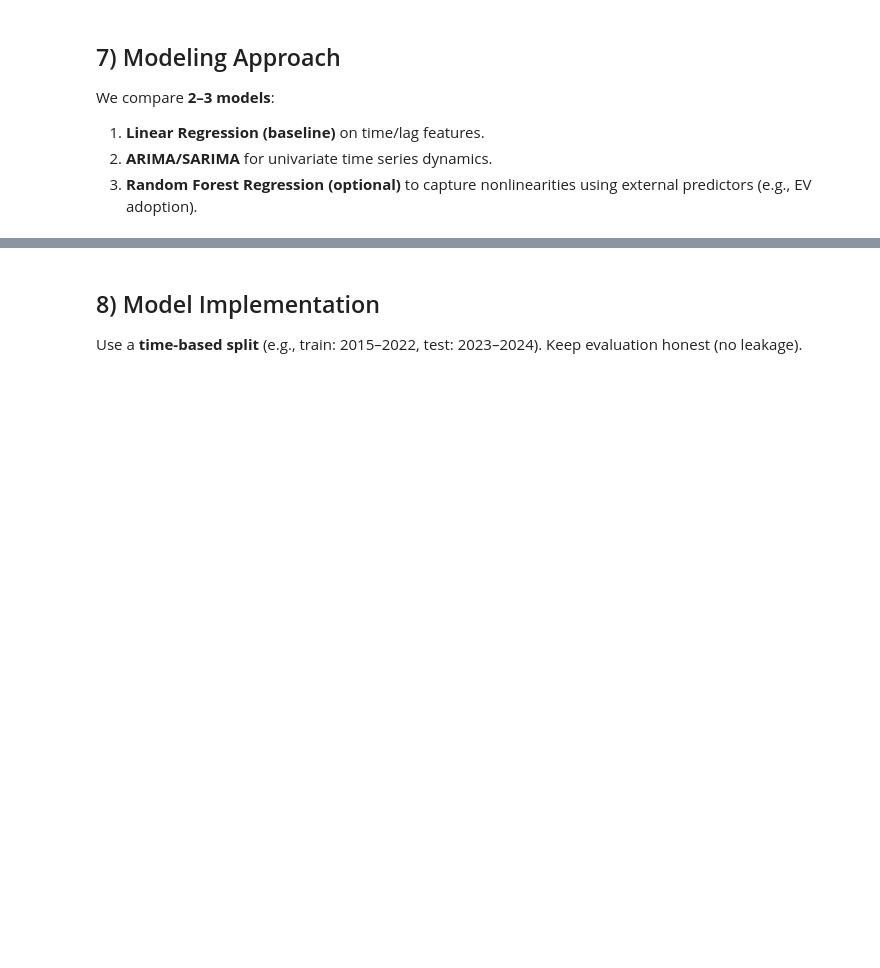
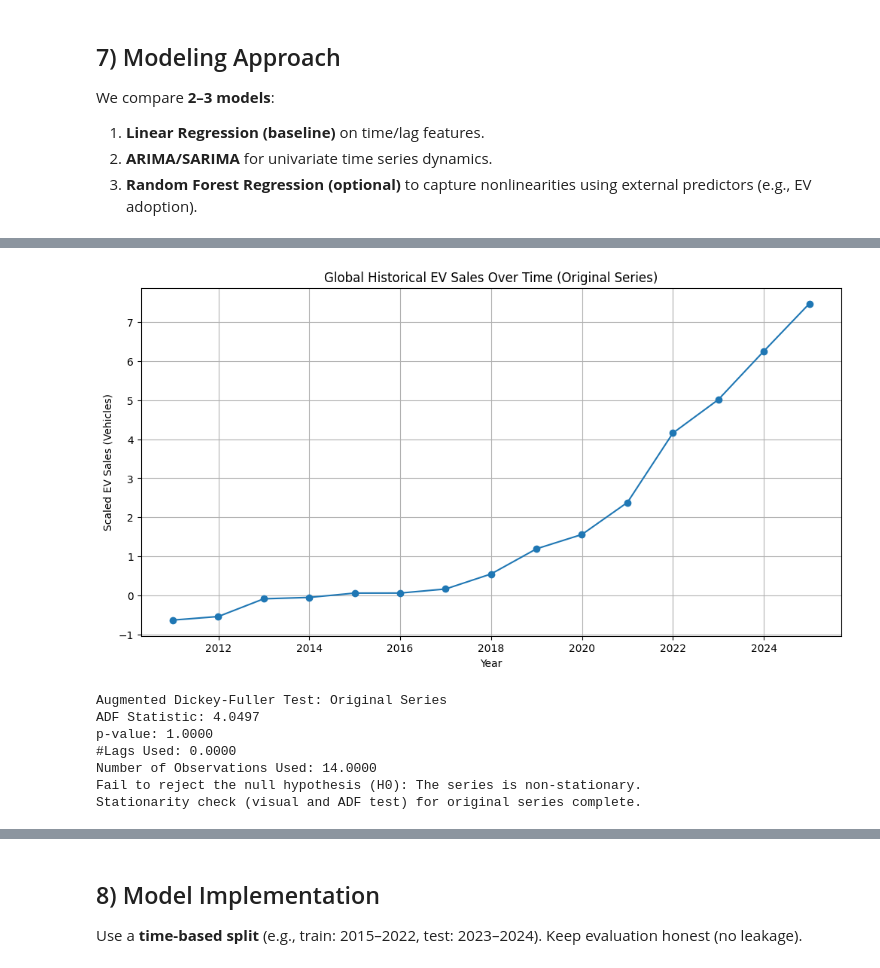
Before and after one commit to almuhannaalhinai/IS-4487, a Jupyter notebook: Group_2_[Tesla]_IS_4487_Project.ipynb, the cells around one changed output, grey strips where cells are left out. Cells and saved outputs as stored; diff of their text form; code cells hidden in the pictures; blank space fills up the shorter version.

```diff
--- a/Group_2_[Tesla]_IS_4487_Project.ipynb
+++ b/Group_2_[Tesla]_IS_4487_Project.ipynb
@@ -51,0 +738,39 @@ We compare **2–3 models**:
+# %%
+import matplotlib.pyplot as plt
+from statsmodels.tsa.stattools import adfuller
+
+# 1. Plot the global_ev_sales_ts time series
+plt.figure(figsize=(12, 6))
+plt.plot(global_ev_sales_ts.index, global_ev_sales_ts.values, marker='o')
+plt.title('Global Historical EV Sales Over Time (Original Series)')
+plt.xlabel('Year')
+plt.ylabel('Scaled EV Sales (Vehicles)')
+plt.grid(True)
+plt.show()
+
+# 2. Perform the Augmented Dickey-Fuller (ADF) test
+def adf_test(series, title=''):
+    print(f'\nAugmented Dickey-Fuller Test: {title}')
+    result = adfuller(series.dropna(), autolag='AIC') # dropna() to handle potential NaNs from differencing
+    labels = ['ADF Statistic', 'p-value', '#Lags Used', 'Number of Observations Used']
+    for value, label in zip(result, labels):
+        print(f'{label}: {value:.4f}')
+    if result[1] <= 0.05:
+        print("Reject the null hypothesis (H0): The series is stationary.")
+        return True
+    else:
+        print("Fail to reject the null hypothesis (H0): The series is non-stationary.")
+        return False
+
+is_stationary_original = adf_test(global_ev_sales_ts, title='Original Series')
+
+print("Stationarity check (visual and ADF test) for original series complete.")
+# %% [output]
+[figure, added]
+Augmented Dickey-Fuller Test: Original Series
+ADF Statistic: 4.0497
+p-value: 1.0000
+#Lags Used: 0.0000
+Number of Observations Used: 14.0000
+Fail to reject the null hypothesis (H0): The series is non-stationary.
+Stationarity check (visual and ADF test) for original series complete.
```
Also changed, not shown: parts of 62 cells of this notebook.
